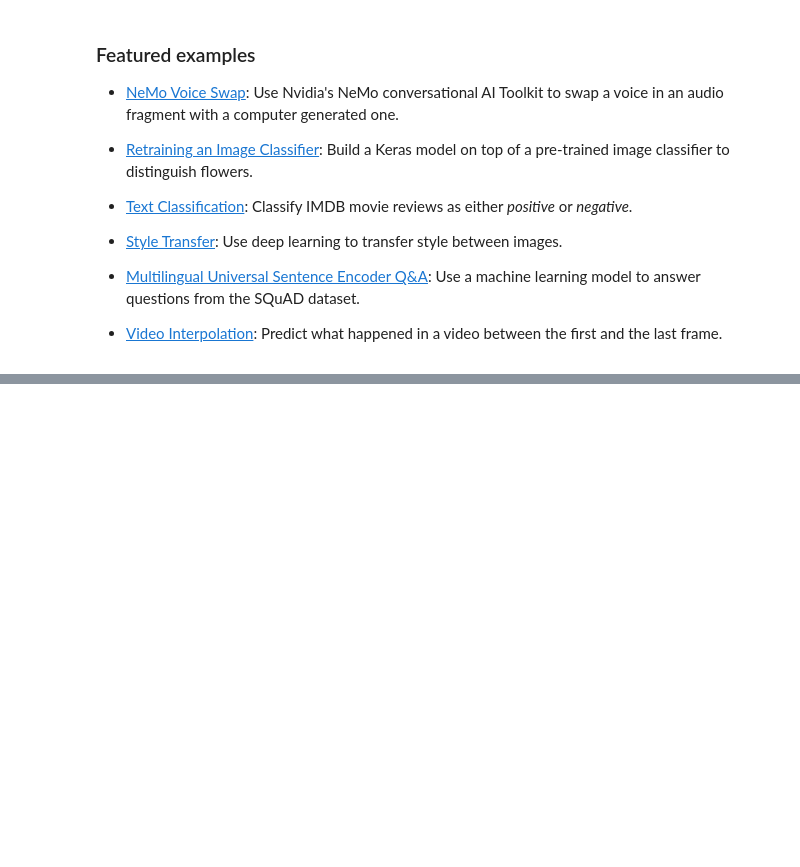
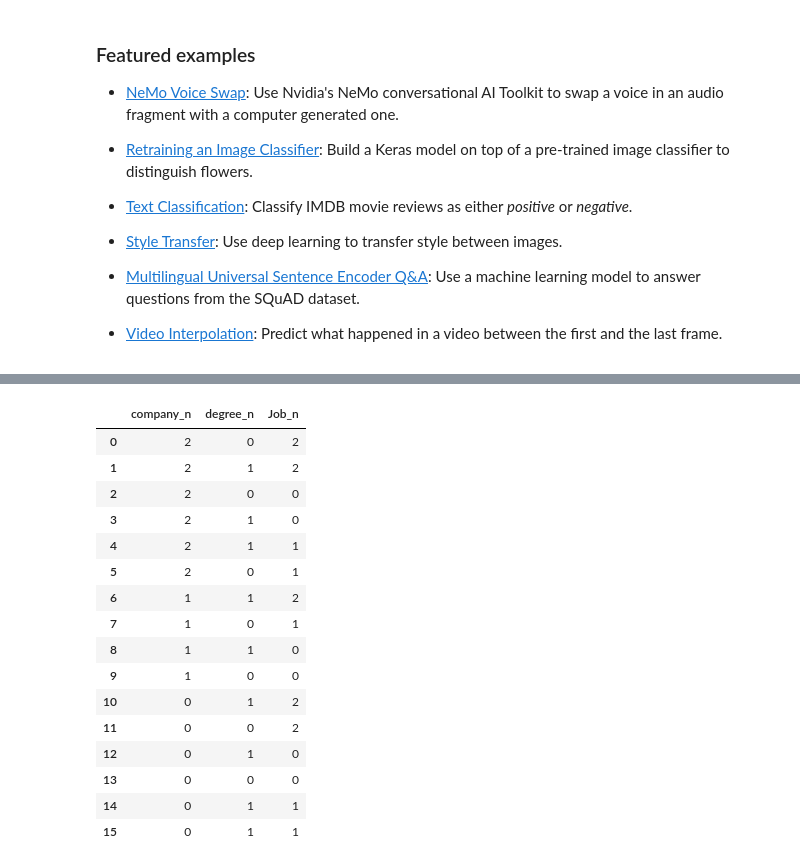
Before and after one commit to Nobita967/Javeria, a Jupyter notebook: Welcome_To_Colaboratory.ipynb, the cells around one changed output, grey strips where cells are left out. Cells and saved outputs as stored; diff of their text form; code cells hidden in the pictures; blank space fills up the shorter version.

```diff
--- a/Welcome_To_Colaboratory.ipynb
+++ b/Welcome_To_Colaboratory.ipynb
@@ -152,0 +195,21 @@ These are a few of the notebooks from Google's online Machine Learning course. S
+# %%
+inputs_n =inputs.drop(['Company','Job','degree'],axis='columns')
+inputs_n
+# %% [output]
+|  | company_n | degree_n | Job_n |
+| 0 | 2 | 0 | 2 |
+| 1 | 2 | 1 | 2 |
+| 2 | 2 | 0 | 0 |
+| 3 | 2 | 1 | 0 |
+| 4 | 2 | 1 | 1 |
+| 5 | 2 | 0 | 1 |
+| 6 | 1 | 1 | 2 |
+| 7 | 1 | 0 | 1 |
+| 8 | 1 | 1 | 0 |
+| 9 | 1 | 0 | 0 |
+| 10 | 0 | 1 | 2 |
+| 11 | 0 | 0 | 2 |
+| 12 | 0 | 1 | 0 |
+| 13 | 0 | 0 | 0 |
+| 14 | 0 | 1 | 1 |
+| 15 | 0 | 1 | 1 |
```
Also changed, not shown: parts of 8 cells of this notebook.
